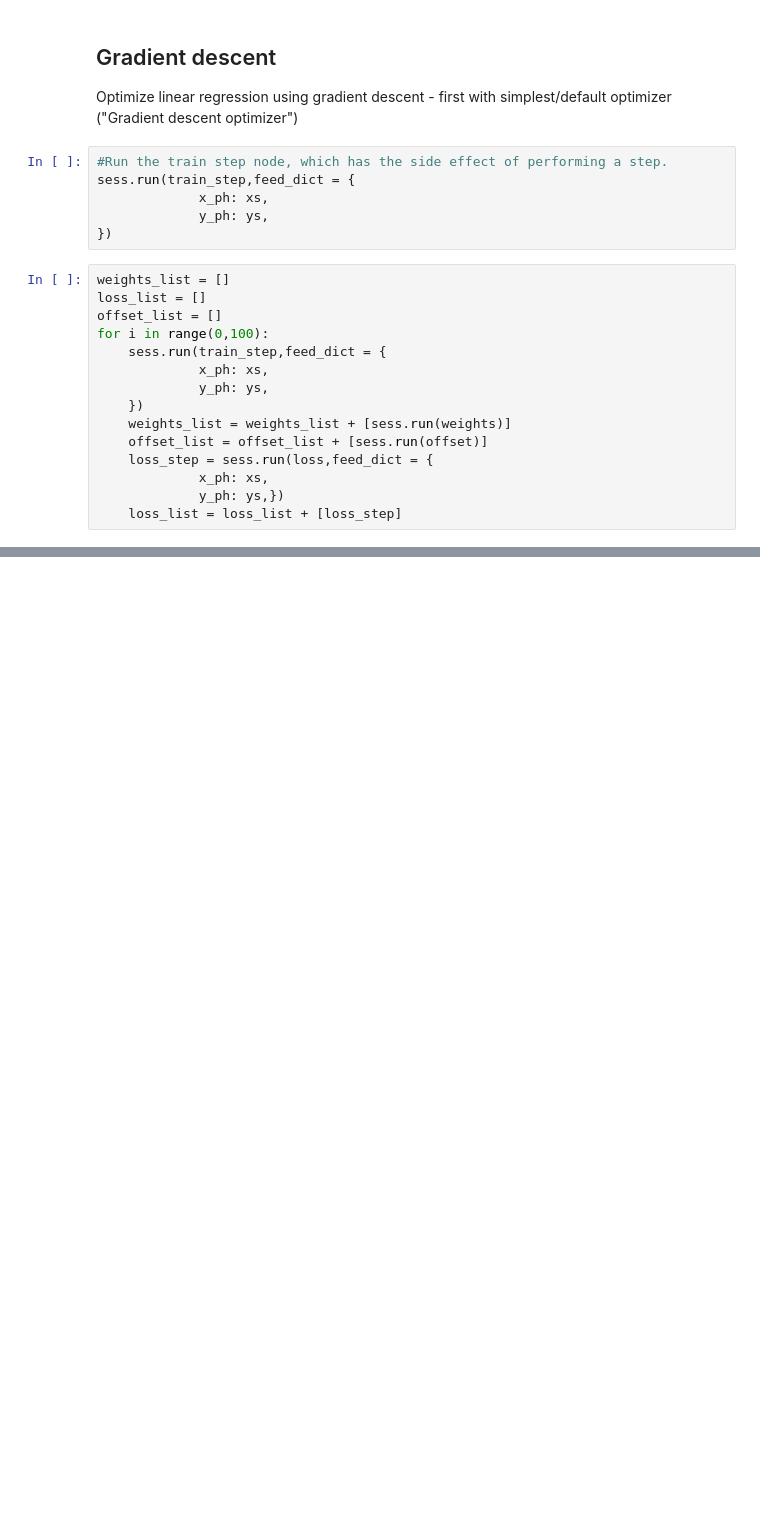
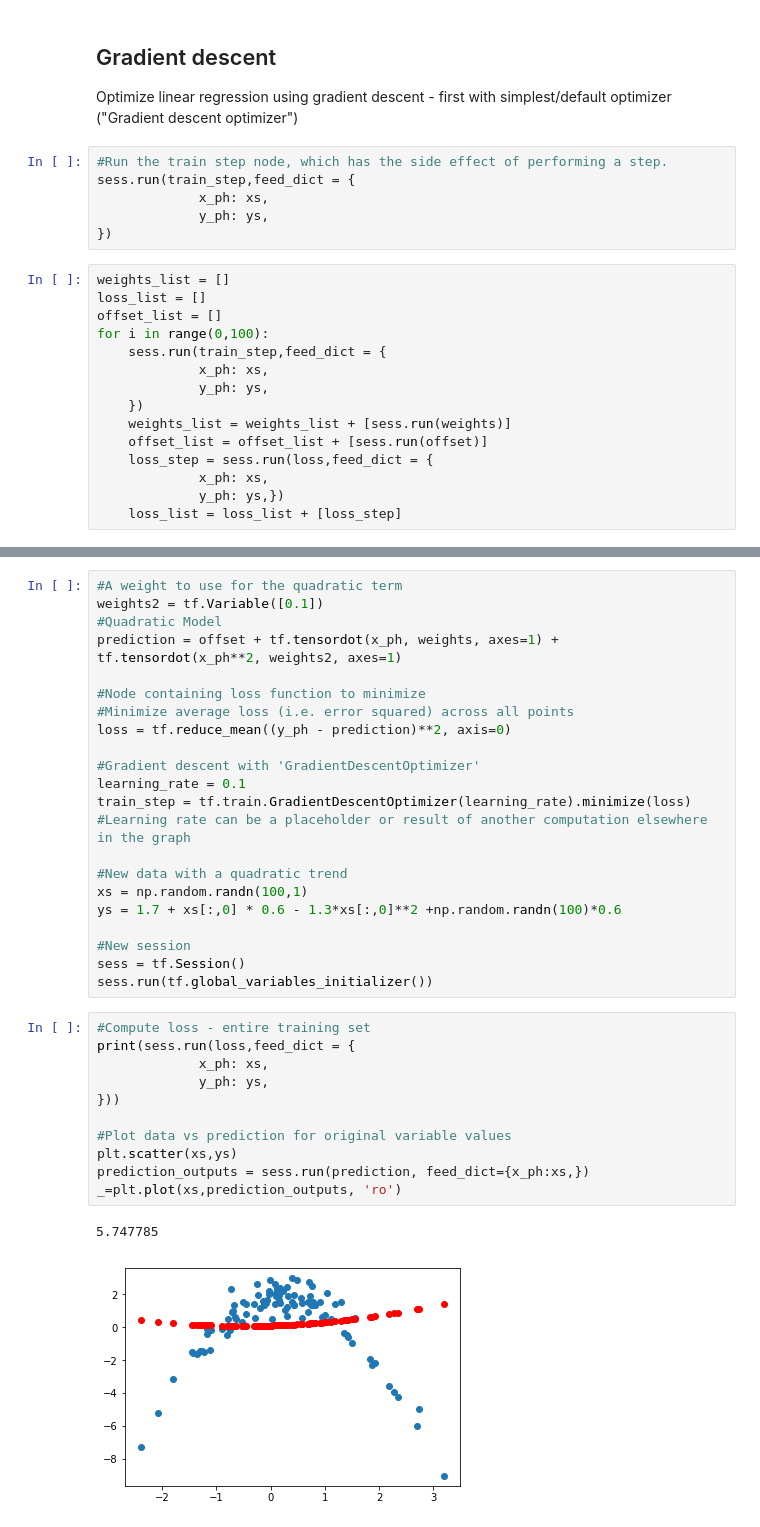
Before and after one commit to emmettk/TensorFlowExamples, a Jupyter notebook: TensorFlowExperiments.ipynb, the cells around one changed output, grey strips where cells are left out. Cells and saved outputs as stored; diff of their text form; blank space fills up the shorter version.

Commit message:
quadratic example added

```diff
--- a/TensorFlowExperiments.ipynb
+++ b/TensorFlowExperiments.ipynb
@@ -177,0 +166,36 @@ We find that this has converged to very close to the original parameters we used
+# %%
+#A weight to use for the quadratic term
+weights2 = tf.Variable([0.1])
+#Quadratic Model
+prediction = offset + tf.tensordot(x_ph, weights, axes=1) + tf.tensordot(x_ph**2, weights2, axes=1)
+
+#Node containing loss function to minimize
+#Minimize average loss (i.e. error squared) across all points
+loss = tf.reduce_mean((y_ph - prediction)**2, axis=0)
+
+#Gradient descent with 'GradientDescentOptimizer'
+learning_rate = 0.1
+train_step = tf.train.GradientDescentOptimizer(learning_rate).minimize(loss)
+#Learning rate can be a placeholder or result of another computation elsewhere in the graph
+
+#New data with a quadratic trend
+xs = np.random.randn(100,1)
+ys = 1.7 + xs[:,0] * 0.6 - 1.3*xs[:,0]**2 +np.random.randn(100)*0.6
+
+#New session
+sess = tf.Session()
+sess.run(tf.global_variables_initializer())
+# %%
+#Compute loss - entire training set
+print(sess.run(loss,feed_dict = {
+             x_ph: xs,
+             y_ph: ys,
+}))
+
+#Plot data vs prediction for original variable values
+plt.scatter(xs,ys)
+prediction_outputs = sess.run(prediction, feed_dict={x_ph:xs,})
+_=plt.plot(xs,prediction_outputs, 'ro')
+# %% [output]
+5.747785
+[figure, added]
```
Also changed, not shown: parts of 16 cells of this notebook.
